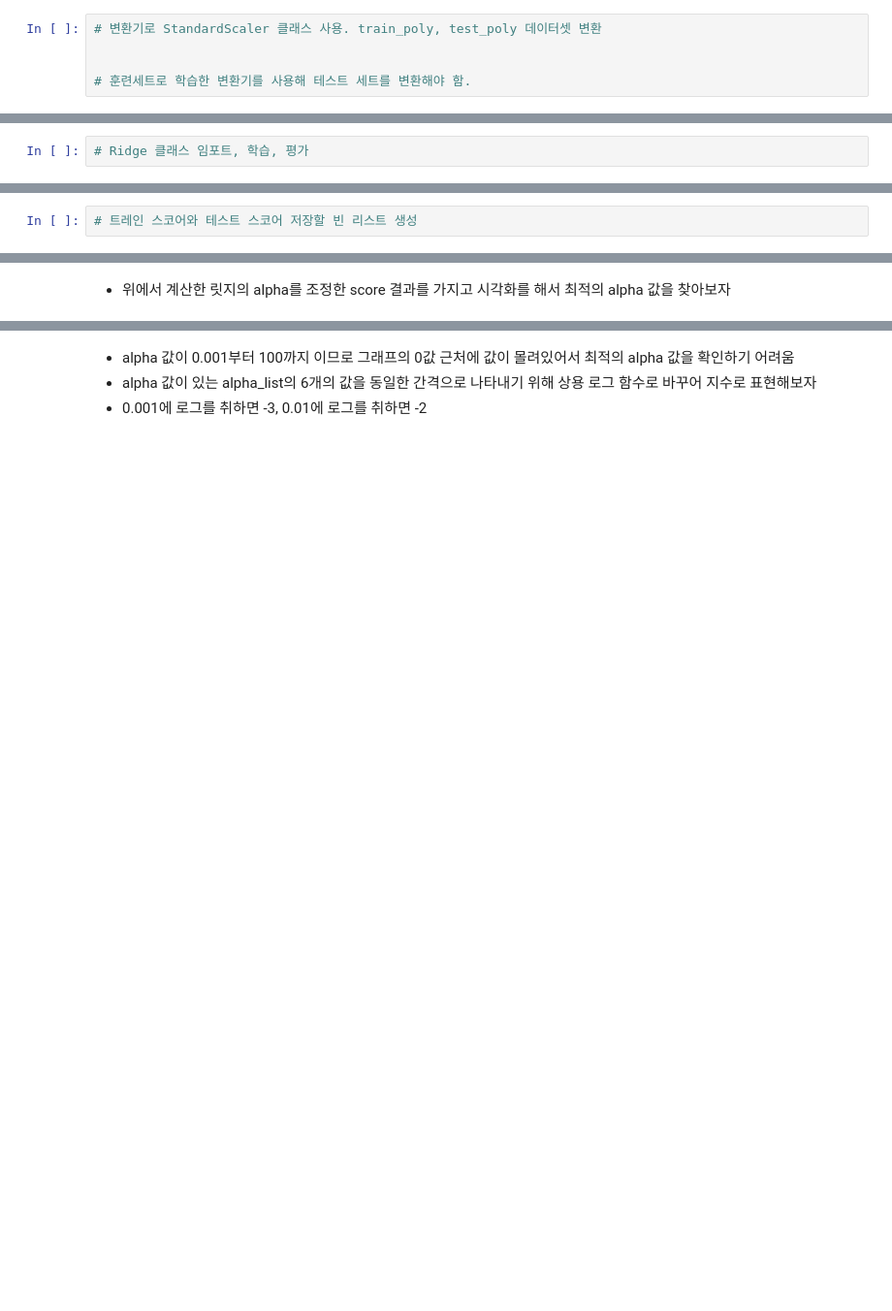
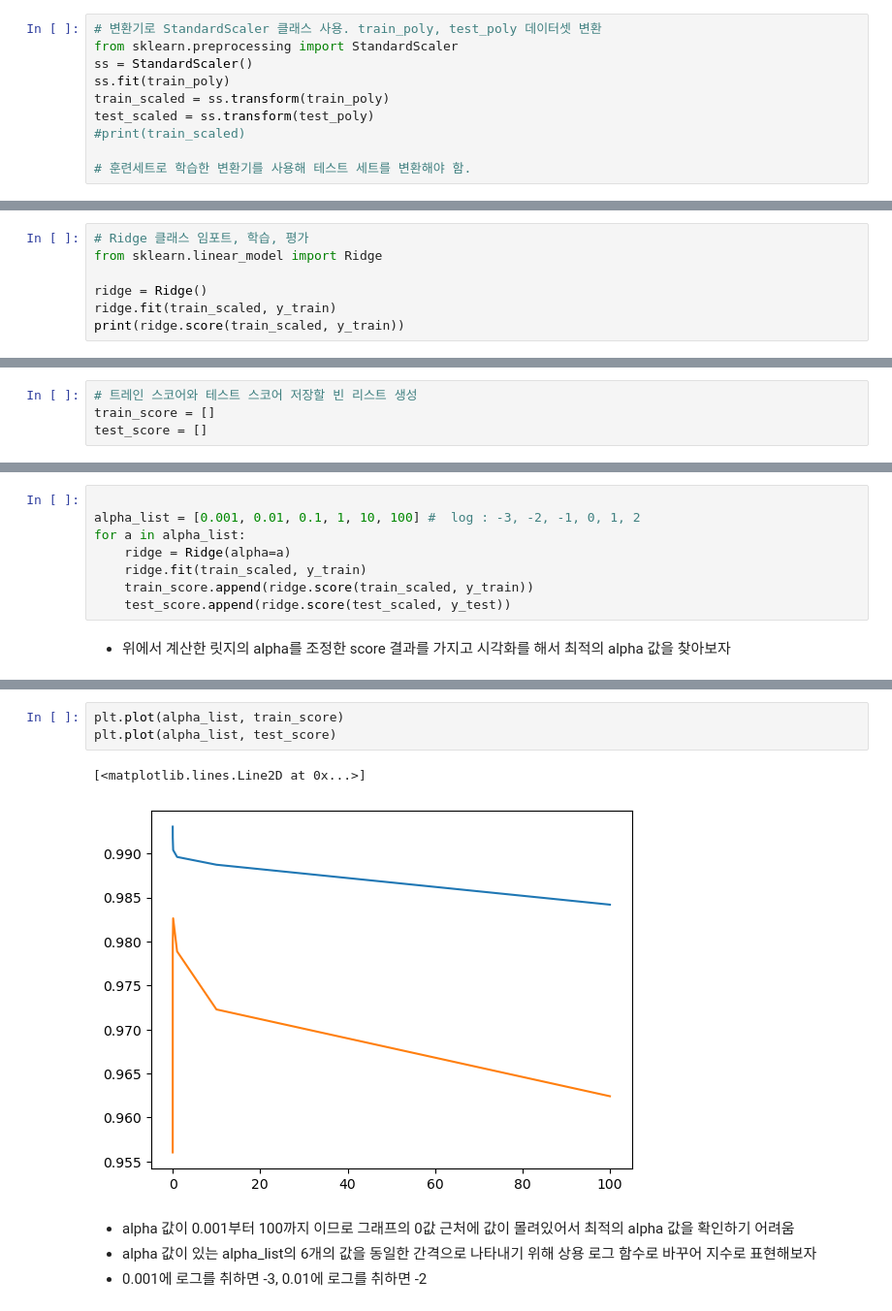
Before and after one commit to KIM-YONG-HA/PYTHON101, a Jupyter notebook: machineLearning/d250210_multiple_Regression.ipynb, the cells around one changed output, grey strips where cells are left out. Shown: that part at 97% size. Drawn from its saved outputs; the diff is of its cells as text; blank space fills up the shorter version.

```diff
--- a/machineLearning/d250210_multiple_Regression.ipynb
+++ b/machineLearning/d250210_multiple_Regression.ipynb
@@ -164,7 +164,12 @@ lr.score(test_poly, y_test)
 - 사이킷런의 StandardScaler 클래스 사용 : 변환기
 # %%
 # 변환기로 StandardScaler 클래스 사용. train_poly, test_poly 데이터셋 변환
-
+from sklearn.preprocessing import StandardScaler
+ss = StandardScaler()
+ss.fit(train_poly)
+train_scaled = ss.transform(train_poly)
+test_scaled = ss.transform(test_poly)
+#print(train_scaled)
 
 # 훈련세트로 학습한 변환기를 사용해 테스트 세트를 변환해야 함.
 # %%
@@ -184,3 +229,8 @@ lr.score(test_poly, y_test)
 - train_scaled 데이터로 릿지 모델을 훈련해 보자
 # %%
 # Ridge 클래스 임포트, 학습, 평가
+from sklearn.linear_model import Ridge
+
+ridge = Ridge()
+ridge.fit(train_scaled, y_train)
+print(ridge.score(train_scaled, y_train))
@@ -197,7 +252,17 @@ lr.score(test_poly, y_test)
 - 훈련세트와 테스트세트의 점수가 가장 가까운 지점이 최적의 alpha 값이 된다.
 # %%
 # 트레인 스코어와 테스트 스코어 저장할 빈 리스트 생성
+train_score = []
+test_score = []
 # %% [markdown]
 - alpha 값을 0.001에서 100까지 10배씩 늘려가면 릿지 회귀 모델을 훈련한 다은 훈련세트와 테스트세트의 점수를 저장
+# %%
+
+alpha_list = [0.001, 0.01, 0.1, 1, 10, 100] #  log : -3, -2, -1, 0, 1, 2
+for a in alpha_list:
+    ridge = Ridge(alpha=a)
+    ridge.fit(train_scaled, y_train)
+    train_score.append(ridge.score(train_scaled, y_train))
+    test_score.append(ridge.score(test_scaled, y_test))
 # %% [markdown]
 - 위에서 계산한 릿지의 alpha를 조정한 score 결과를 가지고 시각화를 해서 최적의 alpha 값을 찾아보자
@@ -204,3 +275,9 @@ lr.score(test_poly, y_test)
+# %%
+plt.plot(alpha_list, train_score)
+plt.plot(alpha_list, test_score)
+# %% [output]
+[<matplotlib.lines.Line2D at 0x...>]
+[figure, added]
 # %% [markdown]
 - alpha 값이 0.001부터 100까지 이므로 그래프의 0값 근처에 값이 몰려있어서 최적의 alpha 값을 확인하기 어려움
 - alpha 값이 있는 alpha_list의 6개의 값을 동일한 간격으로 나타내기 위해 상용 로그 함수로 바꾸어 지수로 표현해보자
```
Also changed, not shown: parts of 17 cells of this notebook.
